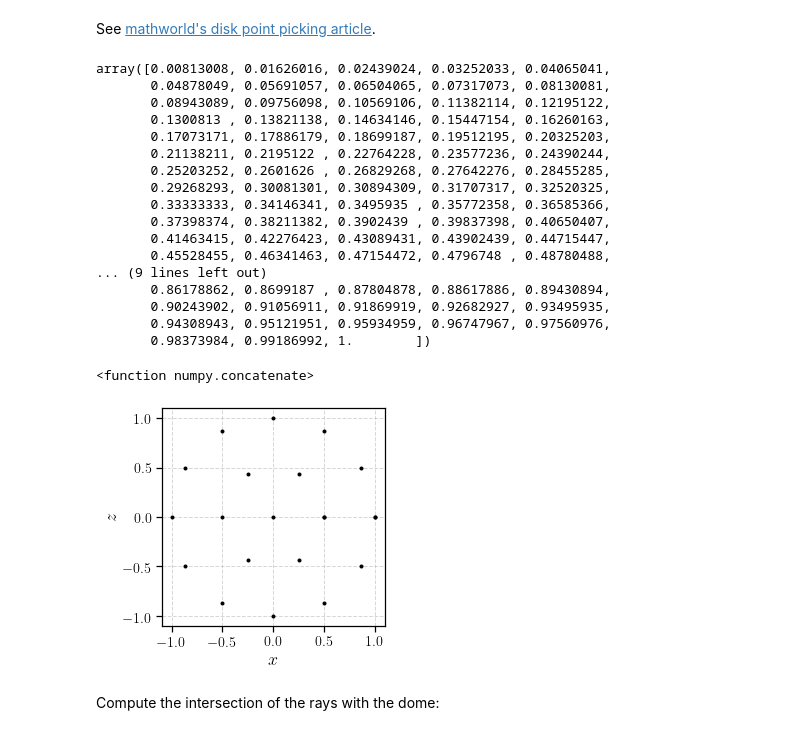
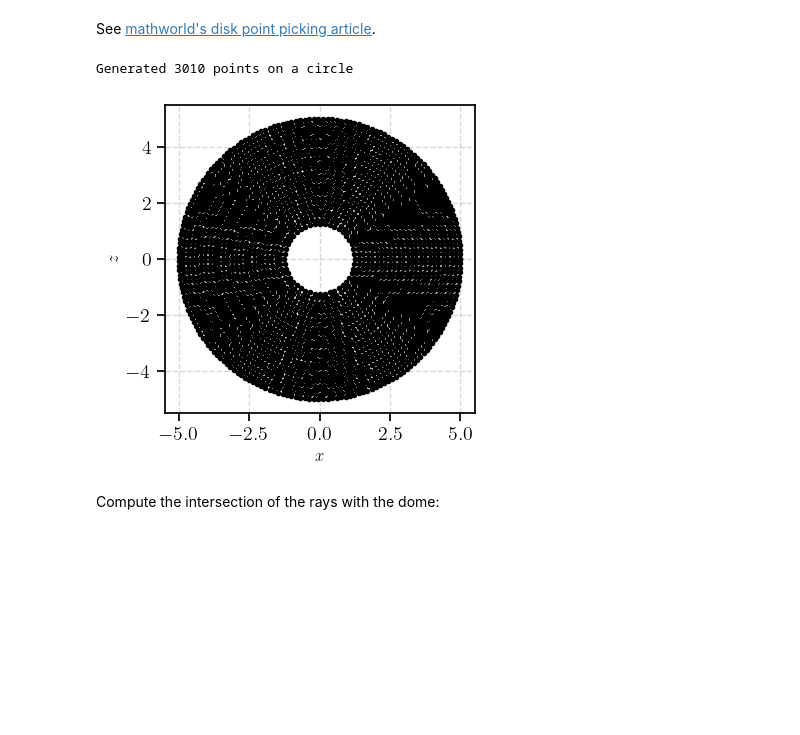
Before and after one commit to mickveldhuis/bsc-project, a Jupyter notebook: notebooks/aperture_blockage.ipynb, the cells around one changed output. Drawn from its saved outputs; the diff is of its cells as text; code cells hidden in the pictures; blank space fills up the shorter version.

Commit message:
Add new aperture sampling scheme

```diff
--- a/notebooks/aperture_blockage.ipynb
+++ b/notebooks/aperture_blockage.ipynb
@@ -315,44 +303,29 @@ ns = np.linspace(20, 100, 10)
-# %%
-dr = 1/123
-rs = np.arange(dr, 1 + dr, dr)
-# %%
-rs
-# %% [output]
-array([0.00813008, 0.01626016, 0.02439024, 0.03252033, 0.04065041,
-       0.04878049, 0.05691057, 0.06504065, 0.07317073, 0.08130081,
-       0.08943089, 0.09756098, 0.10569106, 0.11382114, 0.12195122,
-       0.1300813 , 0.13821138, 0.14634146, 0.15447154, 0.16260163,
-       0.17073171, 0.17886179, 0.18699187, 0.19512195, 0.20325203,
-       0.21138211, 0.2195122 , 0.22764228, 0.23577236, 0.24390244,
-       0.25203252, 0.2601626 , 0.26829268, 0.27642276, 0.28455285,
-       0.29268293, 0.30081301, 0.30894309, 0.31707317, 0.32520325,
-       0.33333333, 0.34146341, 0.3495935 , 0.35772358, 0.36585366,
-       0.37398374, 0.38211382, 0.3902439 , 0.39837398, 0.40650407,
-       0.41463415, 0.42276423, 0.43089431, 0.43902439, 0.44715447,
-       0.45528455, 0.46341463, 0.47154472, 0.4796748 , 0.48780488,
-... (9 lines left out)
-       0.86178862, 0.8699187 , 0.87804878, 0.88617886, 0.89430894,
-       0.90243902, 0.91056911, 0.91869919, 0.92682927, 0.93495935,
-       0.94308943, 0.95121951, 0.95934959, 0.96747967, 0.97560976,
-       0.98373984, 0.99186992, 1.        ])
-# %%
-np.concatenate()
-# %% [output]
-<function numpy.concatenate>
 # %%
-def eq_disk(n_r):
+def equidistant_disk(n_r, radius=1, r_min=0):
+    """Equidistant disk sampling based on:
+        http://www.holoborodko.com/pavel/2015/07/23/generating-equidistant-points-on-unit-disk/
+    """
+
+    if not 0 <= r_min < 1:
+        raise ValueError('r_min should be between 0 and 1...')
+
     dr = 1/n_r
 
-    x = np.array([0])
-    y = np.array([0])
+    x = np.empty(0)
+    y = np.empty(0)
 
-    k = 1
+    rs = np.linspace(r_min, 1, n_r)
+    k = np.ceil(r_min*(n_r+1))
 
-    rs = np.arange(dr, 1 + dr, dr)
+    if not r_min:
+        x = np.concatenate([x, [0]])
+        y = np.concatenate([y, [0]])
+
+        rs = np.linspace(dr, 1, n_r)
+        k = 1
 
     for r in rs:
         n = int(np.round(np.pi/np.arcsin(1/(2*k))))
-        print()
 
         theta = np.linspace(0, 2*np.pi, n+1)
 
@@ -364,4 +337,8 @@ def eq_disk(n_r):
 
         k += 1
 
-    return x, y
+    xy = radius*np.column_stack([x,y])
+
+    print('Generated {} points on a circle'.format(x.size))
+
+    return xy
@@ -370,16 +345,20 @@ x, y = eq_disk(2)
+# %%
+p = equidistant_disk(25, radius=5, r_min=0.25)
+# %% [output]
+Generated 3010 points on a circle
 # %%
 fig = plt.figure(figsize=(4, 4))
 frame = fig.add_subplot(1, 1, 1)
 
-frame.plot(x, y, ls='', marker='o', ms=3, color='black')
+frame.plot(p[:,0], p[:,1], ls='', marker='o', ms=3, color='black')
 
-frame.set_xlabel(r'$x$', fontsize=18)
-frame.set_ylabel(r'$z$', fontsize=18)
-frame.grid(ls='--', alpha=0.5)
+frame.set_xlabel(r'$x$', fontsize=12)
+frame.set_ylabel(r'$z$', fontsize=12)
+frame.grid(ls='--', alpha=0.5, which='both')
 
 plt.show()
 # %% [output]
-[figure, old version]
+[figure, new version]
 # %%
 def uniform_disk(r, n):
     radii  = np.random.uniform(0, 1, n)
```
Also changed, not shown: parts of 5 cells of this notebook, 1 other file.
